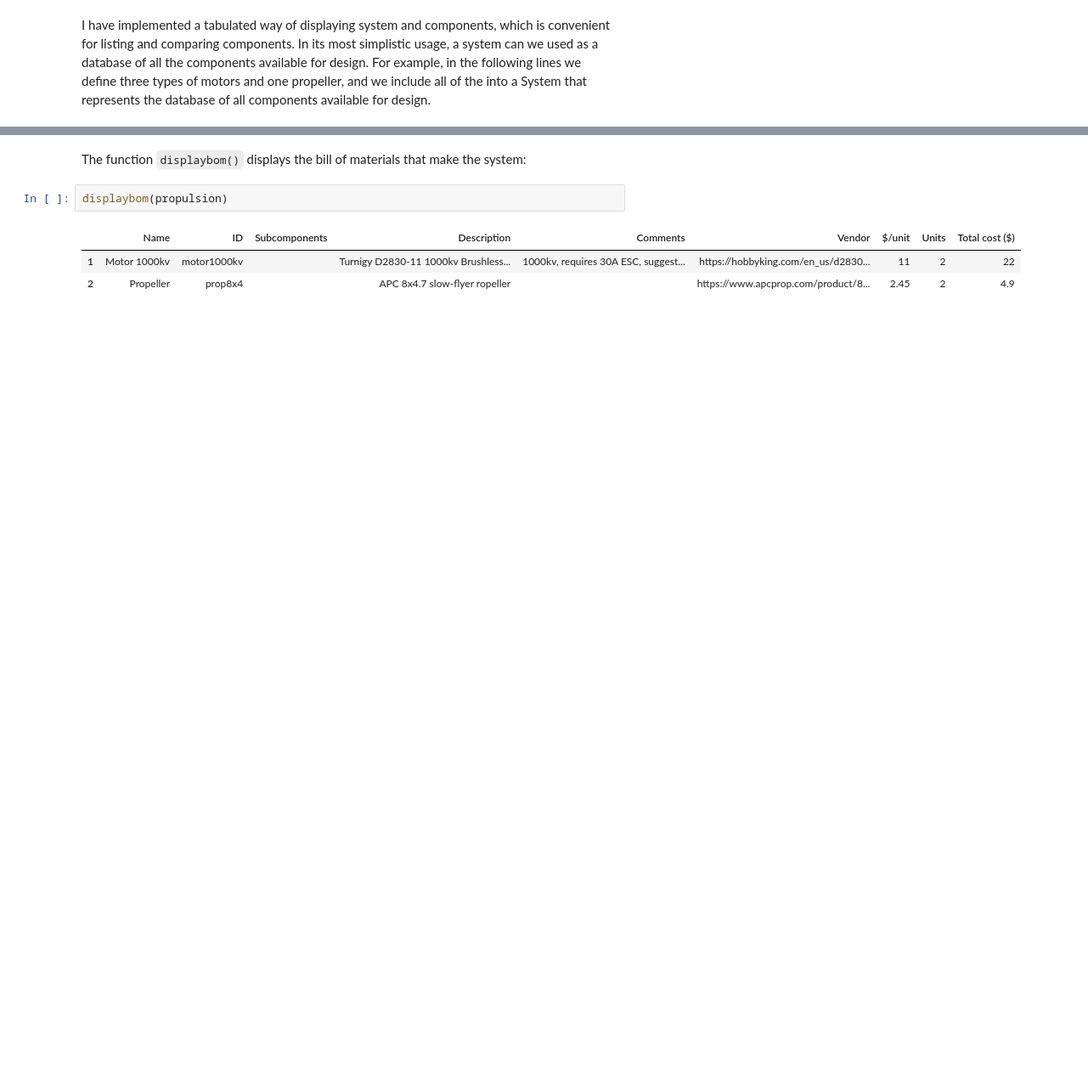
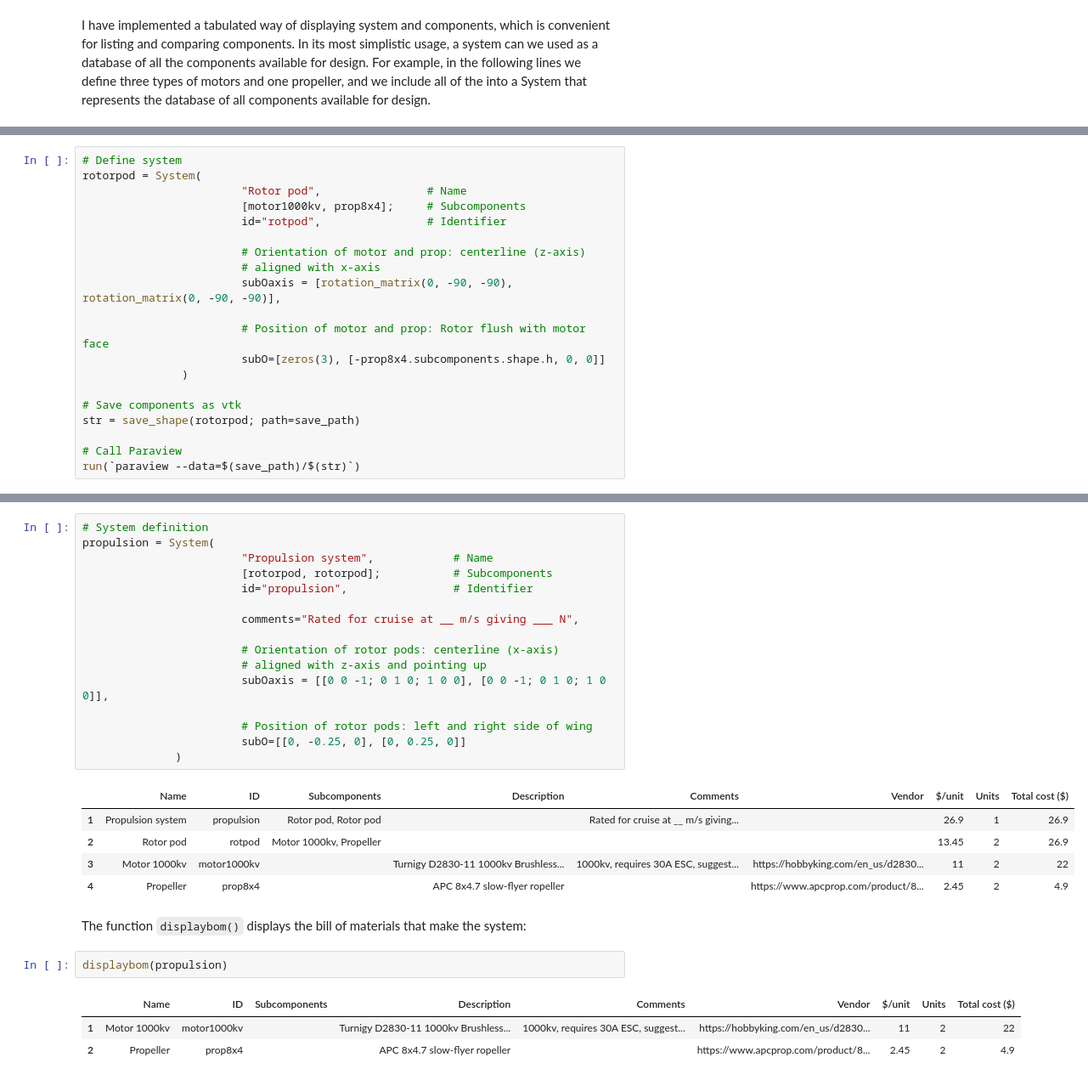
Before and after one commit to EdoAlvarezR/AircraftDesignTools.jl, a Jupyter notebook: docs/documentation.ipynb, the cells around one changed output, grey strips where cells are left out. Shown: that part at 85% size. Cells and saved outputs as stored; diff of their text form; blank space fills up the shorter version.

```diff
--- a/docs/documentation.ipynb
+++ b/docs/documentation.ipynb
@@ -486,0 +560,20 @@ componentdatabase = System(
+# %%
+# Define system
+rotorpod = System(
+                        "Rotor pod",                # Name
+                        [motor1000kv, prop8x4];     # Subcomponents
+                        id="rotpod",                # Identifier
+
+                        # Orientation of motor and prop: centerline (z-axis)
+                        # aligned with x-axis
+                        subOaxis = [rotation_matrix(0, -90, -90), rotation_matrix(0, -90, -90)],
+
+                        # Position of motor and prop: Rotor flush with motor face
+                        subO=[zeros(3), [-prop8x4.subcomponents.shape.h, 0, 0]]
+               )
+
+# Save components as vtk
+str = save_shape(rotorpod; path=save_path)
+
+# Call Paraview
+run(`paraview --data=$(save_path)/$(str)`)
@@ -518,3 +611,25 @@ propulsion = System(
+# %%
+# System definition
+propulsion = System(
+                        "Propulsion system",            # Name
+                        [rotorpod, rotorpod];           # Subcomponents
+                        id="propulsion",                # Identifier
+
+                        comments="Rated for cruise at __ m/s giving ___ N",
+
+                        # Orientation of rotor pods: centerline (x-axis)
+                        # aligned with z-axis and pointing up
+                        subOaxis = [[0 0 -1; 0 1 0; 1 0 0], [0 0 -1; 0 1 0; 1 0 0]],
+
+                        # Position of rotor pods: left and right side of wing
+                        subO=[[0, -0.25, 0], [0, 0.25, 0]]
+              )
+# %% [output]
+|  | Name | ID | Subcomponents | Description | Comments | Vendor | $/unit | Units | Total cost ($) |
+| 1 | Propulsion system | propulsion | Rotor pod, Rotor pod |  | Rated for cruise at __ m/s giving... |  | 26.9 | 1 | 26.9 |
+| 2 | Rotor pod | rotpod | Motor 1000kv, Propeller |  |  |  | 13.45 | 2 | 26.9 |
+| 3 | Motor 1000kv | motor1000kv |  | Turnigy D2830-11 1000kv Brushless... | 1000kv, requires 30A ESC, suggest... | https://hobbyking.com/en_us/d2830... | 11 | 2 | 22 |
+| 4 | Propeller | prop8x4 |  | APC 8x4.7 slow-flyer ropeller |  | https://www.apcprop.com/product/8... | 2.45 | 2 | 4.9 |
 # %% [markdown]
 The function `displaybom()` displays the bill of materials that make the system:
 # %%
```
Also changed, not shown: parts of 23 cells of this notebook, 6 other files.
